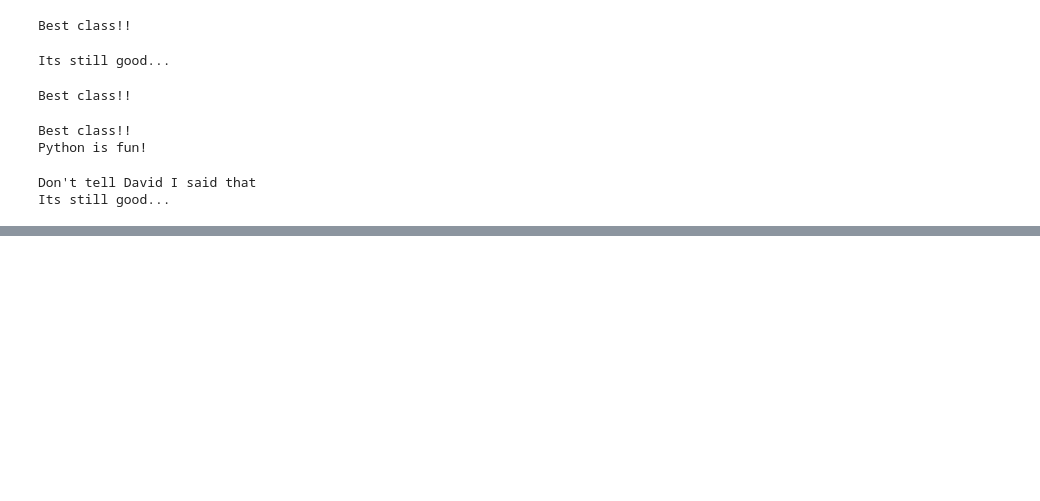
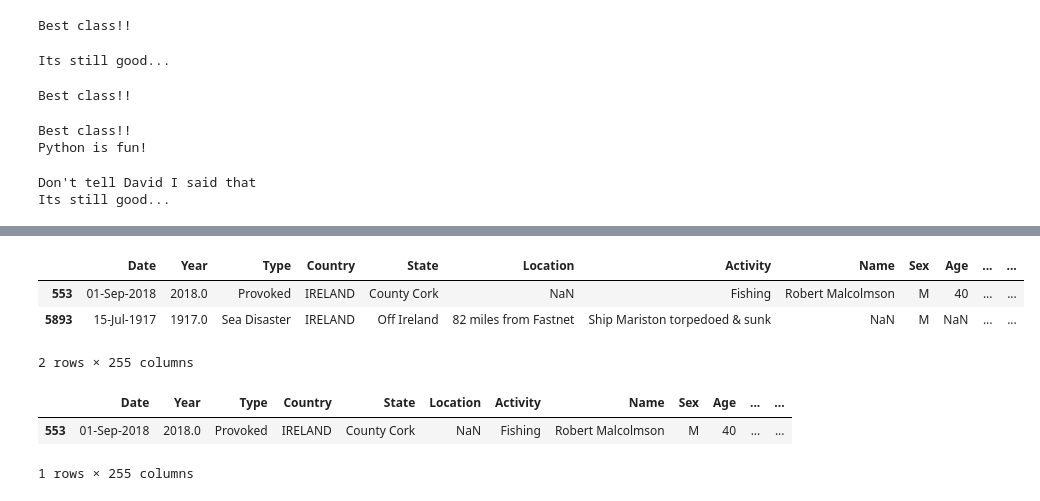
Before and after one commit to RockyRaavaNa/sweisscctweek2, a Jupyter notebook: Conditionals - If, Else, Elif.ipynb, the cells around one changed output, grey strips where cells are left out. Drawn from its saved outputs; the diff is of its cells as text; code cells hidden in the pictures; blank space fills up the shorter version.

```diff
--- a/Conditionals - If, Else, Elif.ipynb
+++ b/Conditionals - If, Else, Elif.ipynb
@@ -176,0 +246,14 @@ Its still good...
+# %%
+data[ data["Country"] == "IRELAND" ]
+# %% [output]
+|  | Date | Year | Type | Country | State | Location | Activity | Name | Sex | Age | ... | ... |
+| 553 | 01-Sep-2018 | 2018.0 | Provoked | IRELAND | County Cork | NaN | Fishing | Robert Malcolmson | M | 40 | ... | ... |
+| 5893 | 15-Jul-1917 | 1917.0 | Sea Disaster | IRELAND | Off Ireland | 82 miles from Fastnet | Ship Mariston torpedoed & sunk | NaN | M | NaN | ... | ... |
+2 rows × 255 columns
+# %%
+# In a dataframe, to combine queries we can use & for "and" and a | for "or"
+data[ (data["Country"] == "IRELAND") & (data["Type"] == "Provoked")]
+# %% [output]
+|  | Date | Year | Type | Country | State | Location | Activity | Name | Sex | Age | ... | ... |
+| 553 | 01-Sep-2018 | 2018.0 | Provoked | IRELAND | County Cork | NaN | Fishing | Robert Malcolmson | M | 40 | ... | ... |
+1 rows × 255 columns
```
Also changed, not shown: parts of 12 cells of this notebook, 1 other file.
